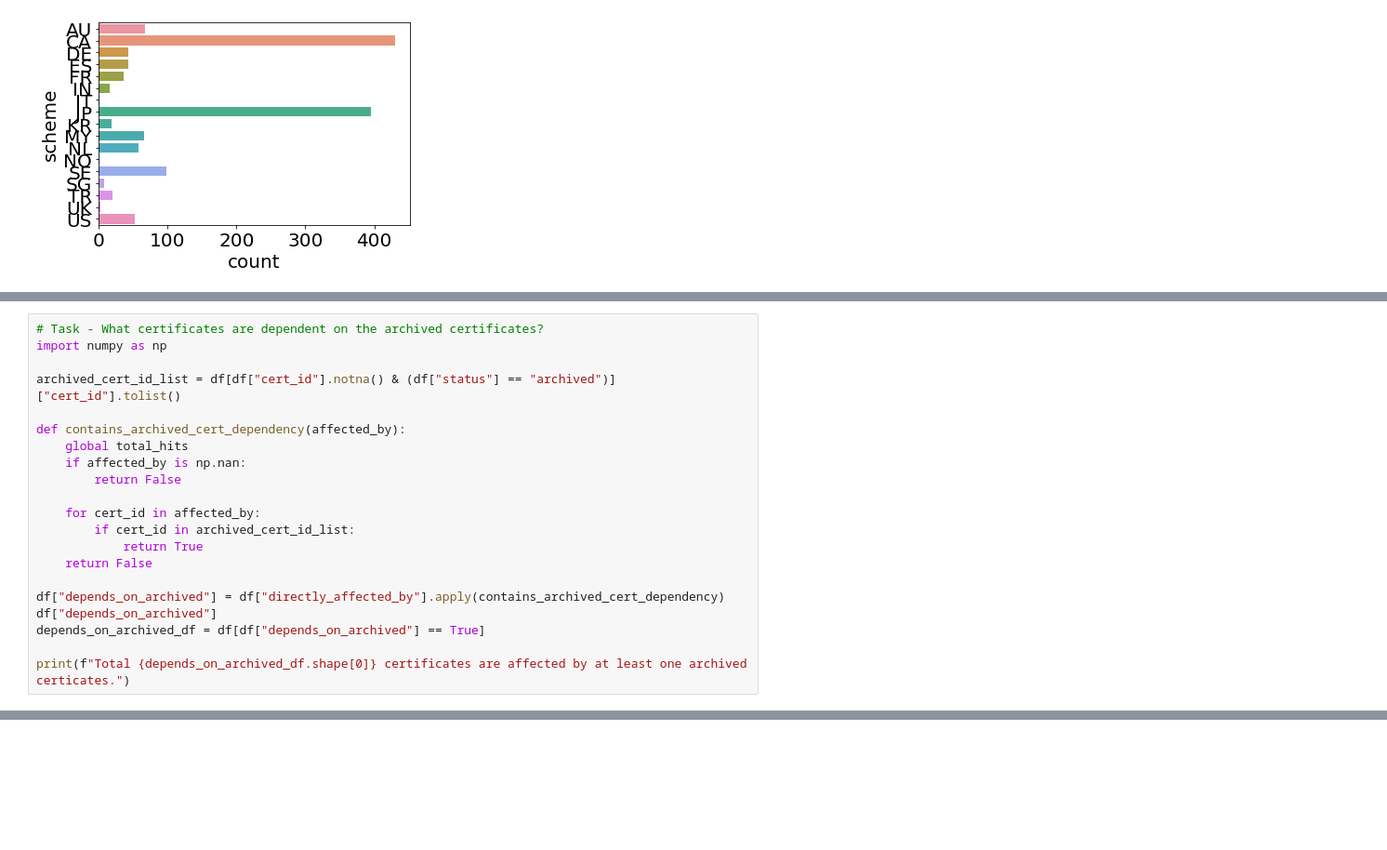
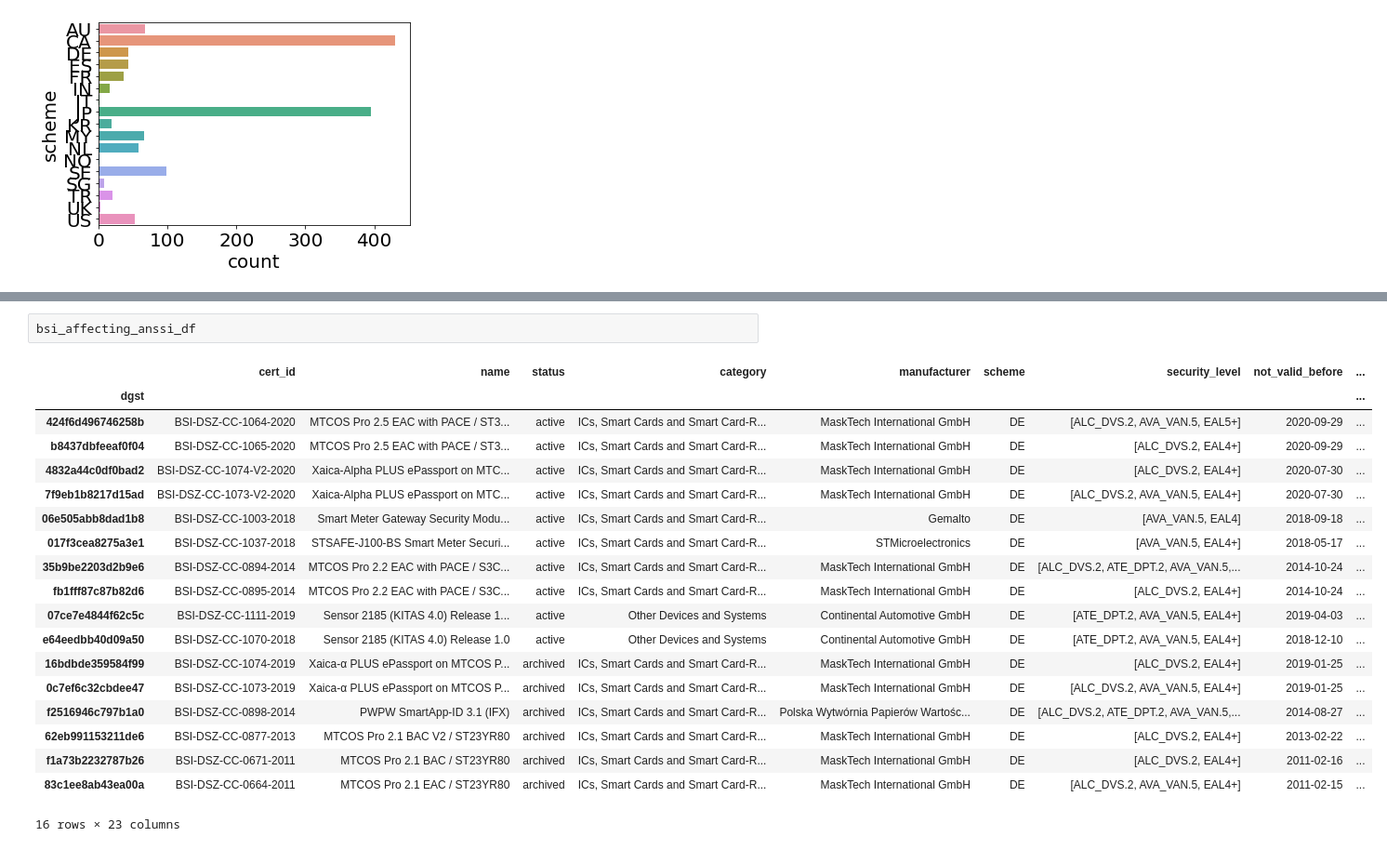
Before and after one commit to crocs-muni/sec-certs, a Jupyter notebook: notebooks/cc/dependency_analysis.ipynb, the cells around one changed output, grey strips where cells are left out. Shown at 93% size. Saved outputs shown, nothing was run; the diff lists cells and outputs as text; blank space fills up the shorter version.

```diff
--- a/notebooks/cc/dependency_analysis.ipynb
+++ b/notebooks/cc/dependency_analysis.ipynb
@@ -162,21 +145,0 @@ Name: status, Length: 4616, dtype: bool
-# %%
-# Task - What certificates are dependent on the archived certificates?
-import numpy as np
-
-archived_cert_id_list = df[df["cert_id"].notna() & (df["status"] == "archived")]["cert_id"].tolist()
-
-def contains_archived_cert_dependency(affected_by):
-    global total_hits
-    if affected_by is np.nan:
-        return False
-
-    for cert_id in affected_by:
-        if cert_id in archived_cert_id_list:
-            return True
-    return False
-
-df["depends_on_archived"] = df["directly_affected_by"].apply(contains_archived_cert_dependency)
-df["depends_on_archived"]
-depends_on_archived_df = df[df["depends_on_archived"] == True]
-
-print(f"Total {depends_on_archived_df.shape[0]} certificates are affected by at least one archived certicates.")
@@ -244,0 +239,22 @@ See the caveats in the documentation: https://pandas.pydata.org/pandas-docs/stab
+# %%
+bsi_affecting_anssi_df
+# %% [output]
+|  | cert_id | name | status | category | manufacturer | scheme | security_level | not_valid_before | ... |
+| dgst |  |  |  |  |  |  |  |  | ... |
+| 424f6d496746258b | BSI-DSZ-CC-1064-2020 | MTCOS Pro 2.5 EAC with PACE / ST3... | active | ICs, Smart Cards and Smart Card-R... | MaskTech International GmbH | DE | [ALC_DVS.2, AVA_VAN.5, EAL5+] | 2020-09-29 | ... |
+| b8437dbfeeaf0f04 | BSI-DSZ-CC-1065-2020 | MTCOS Pro 2.5 EAC with PACE / ST3... | active | ICs, Smart Cards and Smart Card-R... | MaskTech International GmbH | DE | [ALC_DVS.2, EAL4+] | 2020-09-29 | ... |
+| 4832a44c0df0bad2 | BSI-DSZ-CC-1074-V2-2020 | Xaica-Alpha PLUS ePassport on MTC... | active | ICs, Smart Cards and Smart Card-R... | MaskTech International GmbH | DE | [ALC_DVS.2, EAL4+] | 2020-07-30 | ... |
+| 7f9eb1b8217d15ad | BSI-DSZ-CC-1073-V2-2020 | Xaica-Alpha PLUS ePassport on MTC... | active | ICs, Smart Cards and Smart Card-R... | MaskTech International GmbH | DE | [ALC_DVS.2, AVA_VAN.5, EAL4+] | 2020-07-30 | ... |
+| 06e505abb8dad1b8 | BSI-DSZ-CC-1003-2018 | Smart Meter Gateway Security Modu... | active | ICs, Smart Cards and Smart Card-R... | Gemalto | DE | [AVA_VAN.5, EAL4] | 2018-09-18 | ... |
+| 017f3cea8275a3e1 | BSI-DSZ-CC-1037-2018 | STSAFE-J100-BS Smart Meter Securi... | active | ICs, Smart Cards and Smart Card-R... | STMicroelectronics | DE | [AVA_VAN.5, EAL4+] | 2018-05-17 | ... |
+| 35b9be2203d2b9e6 | BSI-DSZ-CC-0894-2014 | MTCOS Pro 2.2 EAC with PACE / S3C... | active | ICs, Smart Cards and Smart Card-R... | MaskTech International GmbH | DE | [ALC_DVS.2, ATE_DPT.2, AVA_VAN.5,... | 2014-10-24 | ... |
+| fb1fff87c87b82d6 | BSI-DSZ-CC-0895-2014 | MTCOS Pro 2.2 EAC with PACE / S3C... | active | ICs, Smart Cards and Smart Card-R... | MaskTech International GmbH | DE | [ALC_DVS.2, EAL4+] | 2014-10-24 | ... |
+| 07ce7e4844f62c5c | BSI-DSZ-CC-1111-2019 | Sensor 2185 (KITAS 4.0) Release 1... | active | Other Devices and Systems | Continental Automotive GmbH | DE | [ATE_DPT.2, AVA_VAN.5, EAL4+] | 2019-04-03 | ... |
+| e64eedbb40d09a50 | BSI-DSZ-CC-1070-2018 | Sensor 2185 (KITAS 4.0) Release 1.0 | active | Other Devices and Systems | Continental Automotive GmbH | DE | [ATE_DPT.2, AVA_VAN.5, EAL4+] | 2018-12-10 | ... |
+| 16bdbde359584f99 | BSI-DSZ-CC-1074-2019 | Xaica-α PLUS ePassport on MTCOS P... | archived | ICs, Smart Cards and Smart Card-R... | MaskTech International GmbH | DE | [ALC_DVS.2, EAL4+] | 2019-01-25 | ... |
+| 0c7ef6c32cbdee47 | BSI-DSZ-CC-1073-2019 | Xaica-α PLUS ePassport on MTCOS P... | archived | ICs, Smart Cards and Smart Card-R... | MaskTech International GmbH | DE | [ALC_DVS.2, AVA_VAN.5, EAL4+] | 2019-01-25 | ... |
+| f2516946c797b1a0 | BSI-DSZ-CC-0898-2014 | PWPW SmartApp-ID 3.1 (IFX) | archived | ICs, Smart Cards and Smart Card-R... | Polska Wytwórnia Papierów Wartośc... | DE | [ALC_DVS.2, ATE_DPT.2, AVA_VAN.5,... | 2014-08-27 | ... |
+| 62eb991153211de6 | BSI-DSZ-CC-0877-2013 | MTCOS Pro 2.1 BAC V2 / ST23YR80 | archived | ICs, Smart Cards and Smart Card-R... | MaskTech International GmbH | DE | [ALC_DVS.2, EAL4+] | 2013-02-22 | ... |
+| f1a73b2232787b26 | BSI-DSZ-CC-0671-2011 | MTCOS Pro 2.1 BAC / ST23YR80 | archived | ICs, Smart Cards and Smart Card-R... | MaskTech International GmbH | DE | [ALC_DVS.2, EAL4+] | 2011-02-16 | ... |
+| 83c1ee8ab43ea00a | BSI-DSZ-CC-0664-2011 | MTCOS Pro 2.1 EAC / ST23YR80 | archived | ICs, Smart Cards and Smart Card-R... | MaskTech International GmbH | DE | [ALC_DVS.2, AVA_VAN.5, EAL4+] | 2011-02-15 | ... |
+16 rows × 23 columns
```
Also changed, not shown: parts of 16 cells of this notebook.
